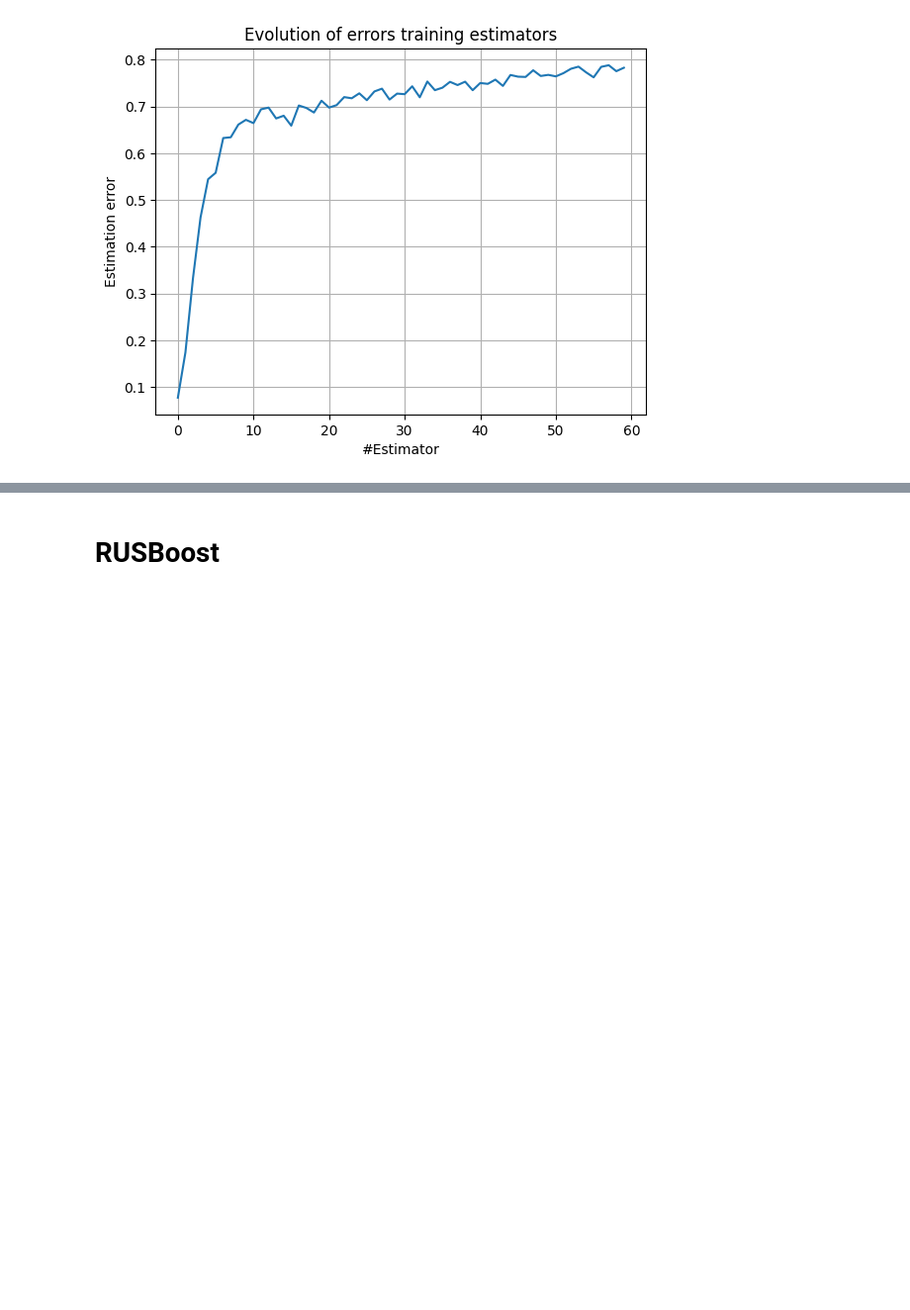
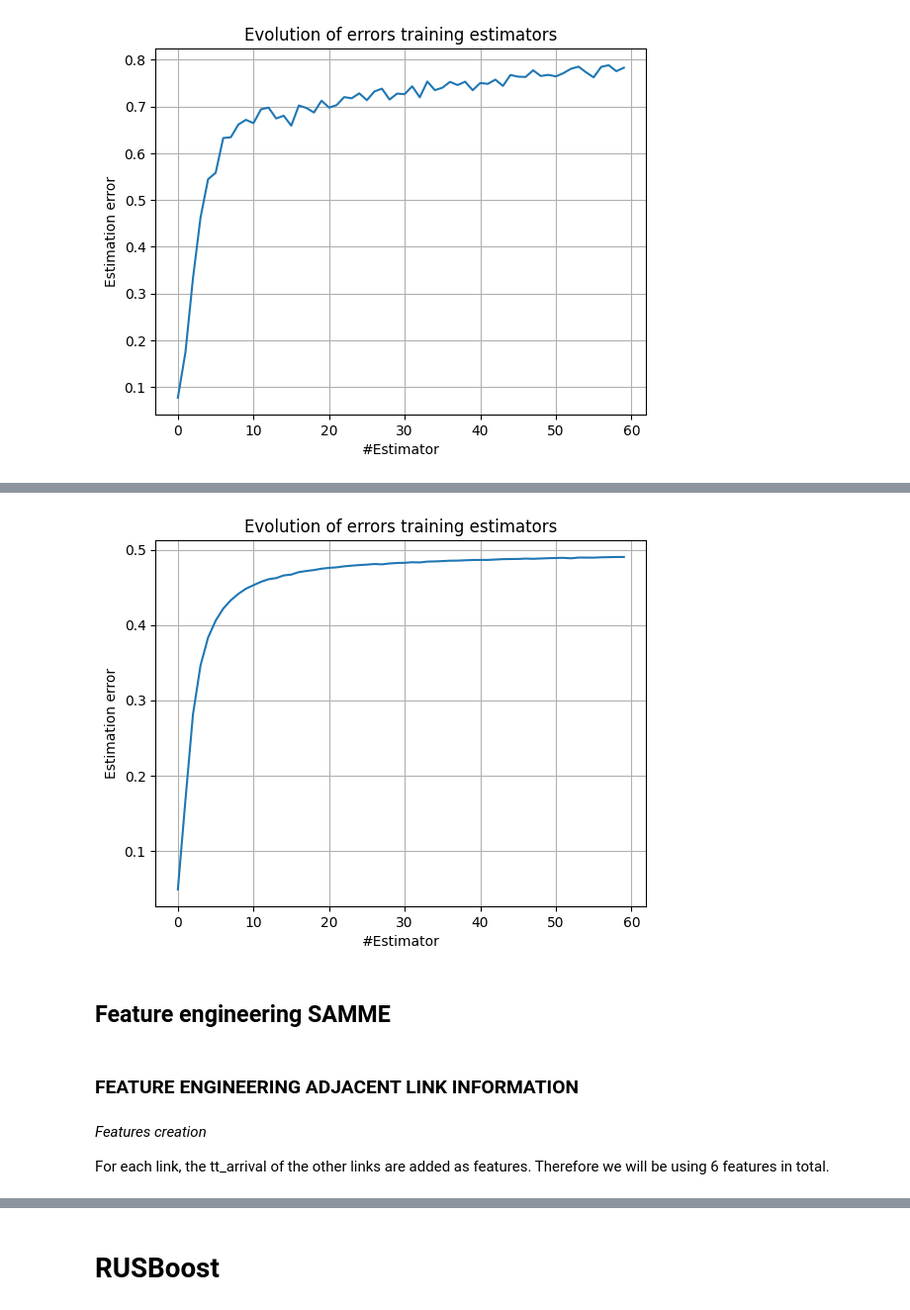
Before and after one commit to 4datascience/Traffic, a Jupyter notebook: Feature_engineering.ipynb, the cells around one changed output, grey strips where cells are left out. Shown: that part at 99% size. Saved outputs shown, nothing was run; the diff lists cells and outputs as text; code cells hidden in the pictures; blank space fills up the shorter version.

```diff
--- a/Feature_engineering.ipynb
+++ b/Feature_engineering.ipynb
@@ -814,0 +969,13 @@ KeyboardInterrupt: ignored
+# %%
+for LINK in range(5,11):
+    print(f"LINK {LINK}")
+
+    # Max Depth = 3 because we have 6 possible classes (2^3=8 separable regions)
+    model = AdaBoostClassifier_(base_estimator=DecisionTreeClassifier(max_depth=3), n_estimators=60, learning_rate=0.3).fit(training_df[training_df['link_id'] == LINK], 'tt_arr', 'LOS_dep')
+
+    for LOS in range(1,7):
+        X_test = validation_df[(validation_df['link_id'] == LINK) & (validation_df['LOS_dep'] == LOS)]['tt_arr'].values.reshape(-1, 1)
+        y_pred = model.predict(X_test)
+
+        score = metrics.recall_score([LOS]*len(y_pred), y_pred, average='micro')
+        print(f"\tLOS {LOS}: Recall {round(score*100, 2) }%")
@@ -814,0 +1000,18 @@ KeyboardInterrupt: ignored
+# %%
+fig, ax = plt.subplots()
+ax.plot(np.arange(model.n_estimators), model.estimator_errors_)
+
+ax.set(xlabel='#Estimator', ylabel='Estimation error',
+       title='Evolution of errors training estimators')
+ax.grid()
+plt.show()
+# %% [output]
+[figure, added]
+# %% [markdown]
+## Feature engineering SAMME
+# %% [markdown]
+### **FEATURE ENGINEERING ADJACENT LINK INFORMATION**
+# %% [markdown]
+*Features creation*
+
+For each link, the tt_arrival of the other links are added as features. Therefore we will be using 6 features in total.
```
Also changed, not shown: parts of 75 cells of this notebook.
